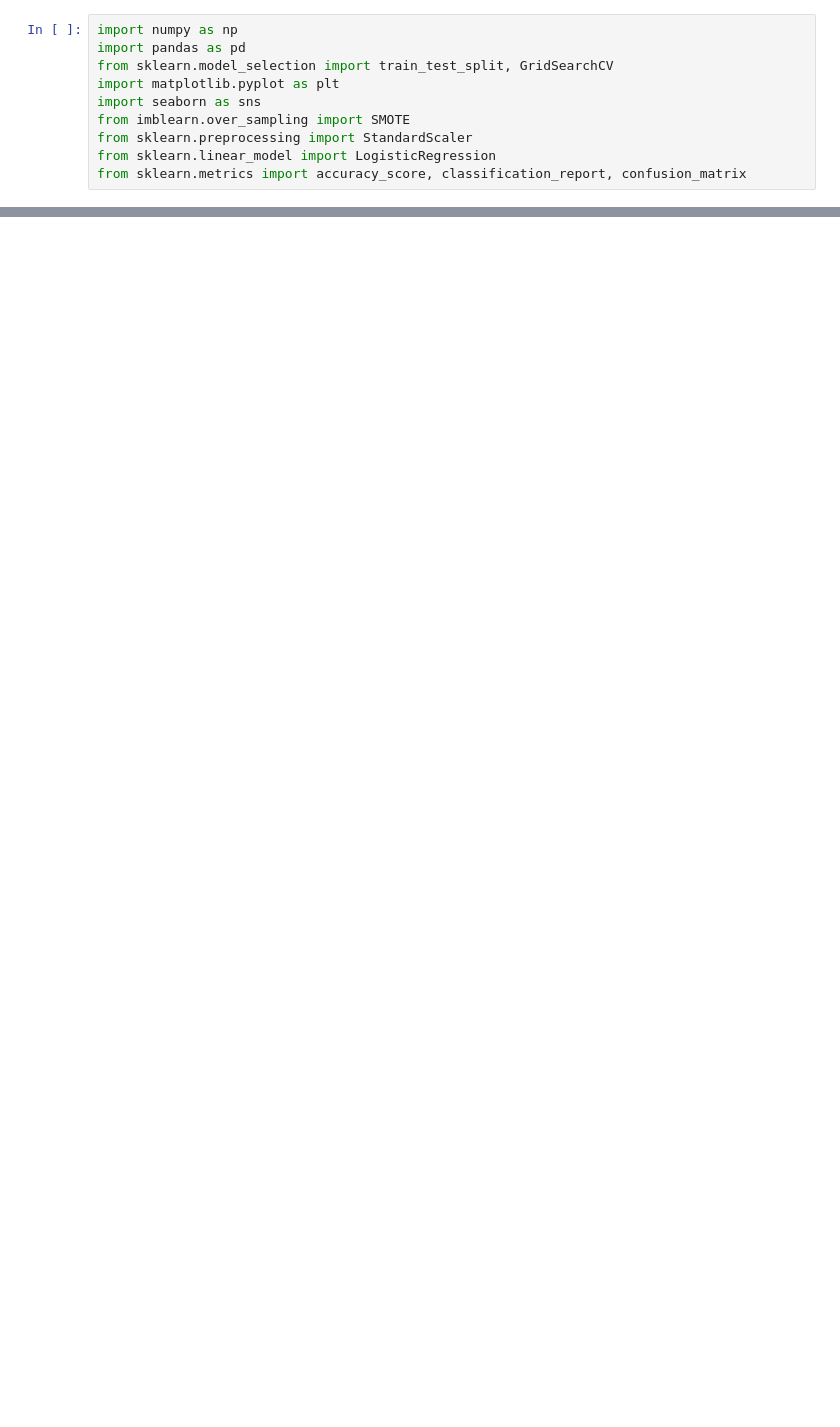
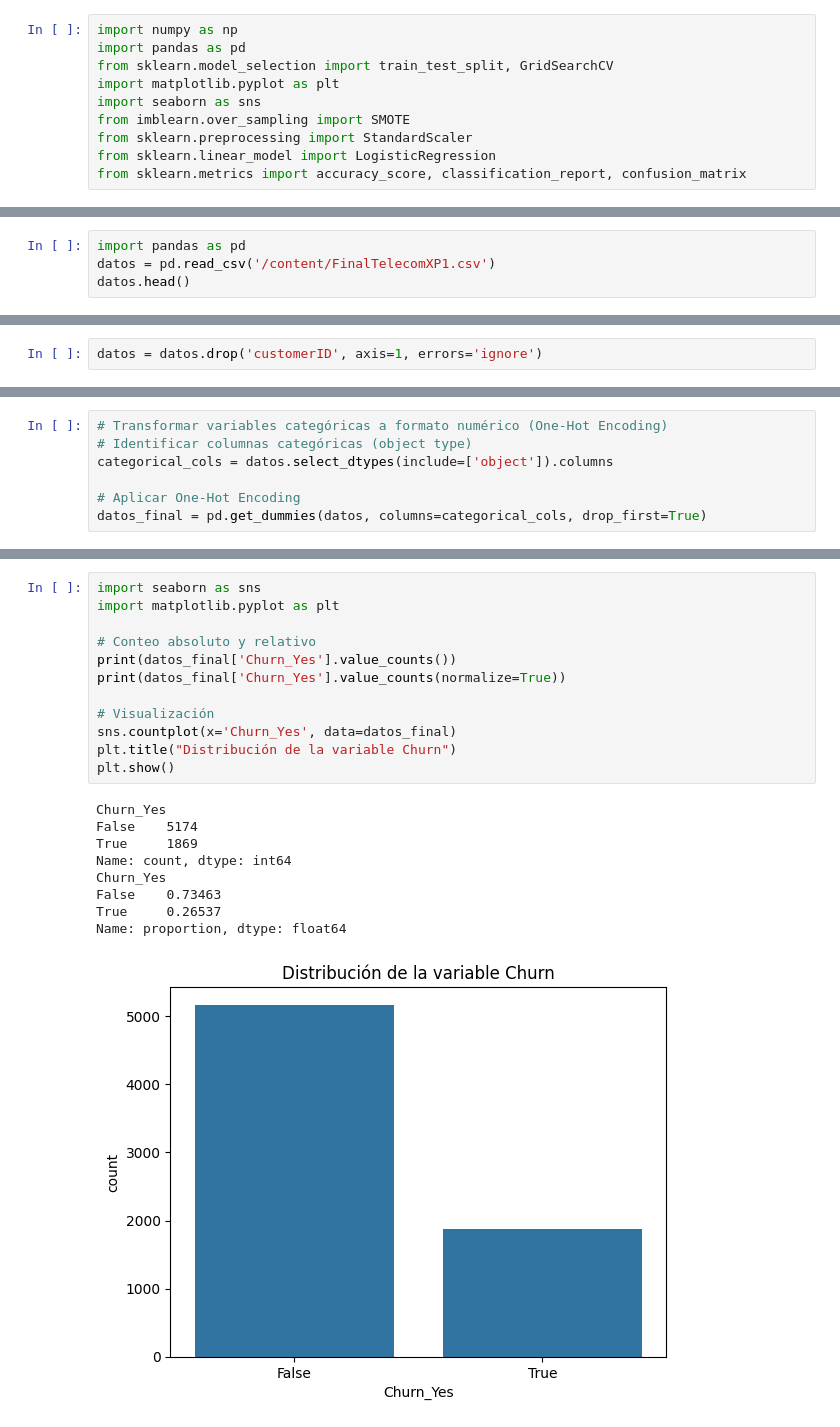
Before and after one commit to JonathanJulDiaz/challenge-telecomx-parte2, a Jupyter notebook: challenge_telecomX_parte2.ipynb, the cells around one changed output, grey strips where cells are left out. Cells and saved outputs as stored; diff of their text form; blank space fills up the shorter version.

```diff
--- a/challenge_telecomX_parte2.ipynb
+++ b/challenge_telecomX_parte2.ipynb
@@ -29,0 +19,4 @@ df.head()
+# %%
+import pandas as pd
+datos = pd.read_csv('/content/FinalTelecomXP1.csv')
+datos.head()
@@ -44 +37,3 @@ df.head()
+# %%
+datos = datos.drop('customerID', axis=1, errors='ignore')
 # %% [markdown]
@@ -60,0 +41,7 @@ df_encoded.head()
+# %%
+# Transformar variables categóricas a formato numérico (One-Hot Encoding)
+# Identificar columnas categóricas (object type)
+categorical_cols = datos.select_dtypes(include=['object']).columns
+
+# Aplicar One-Hot Encoding
+datos_final = pd.get_dummies(datos, columns=categorical_cols, drop_first=True)
@@ -60,0 +158,22 @@ df_encoded.head()
+# %%
+import seaborn as sns
+import matplotlib.pyplot as plt
+
+# Conteo absoluto y relativo
+print(datos_final['Churn_Yes'].value_counts())
+print(datos_final['Churn_Yes'].value_counts(normalize=True))
+
+# Visualización
+sns.countplot(x='Churn_Yes', data=datos_final)
+plt.title("Distribución de la variable Churn")
+plt.show()
+# %% [output]
+Churn_Yes
+False    5174
+True     1869
+Name: count, dtype: int64
+Churn_Yes
+False    0.73463
+True     0.26537
+Name: proportion, dtype: float64
+[figure, added]
```
Also changed, not shown: parts of 41 cells of this notebook.
